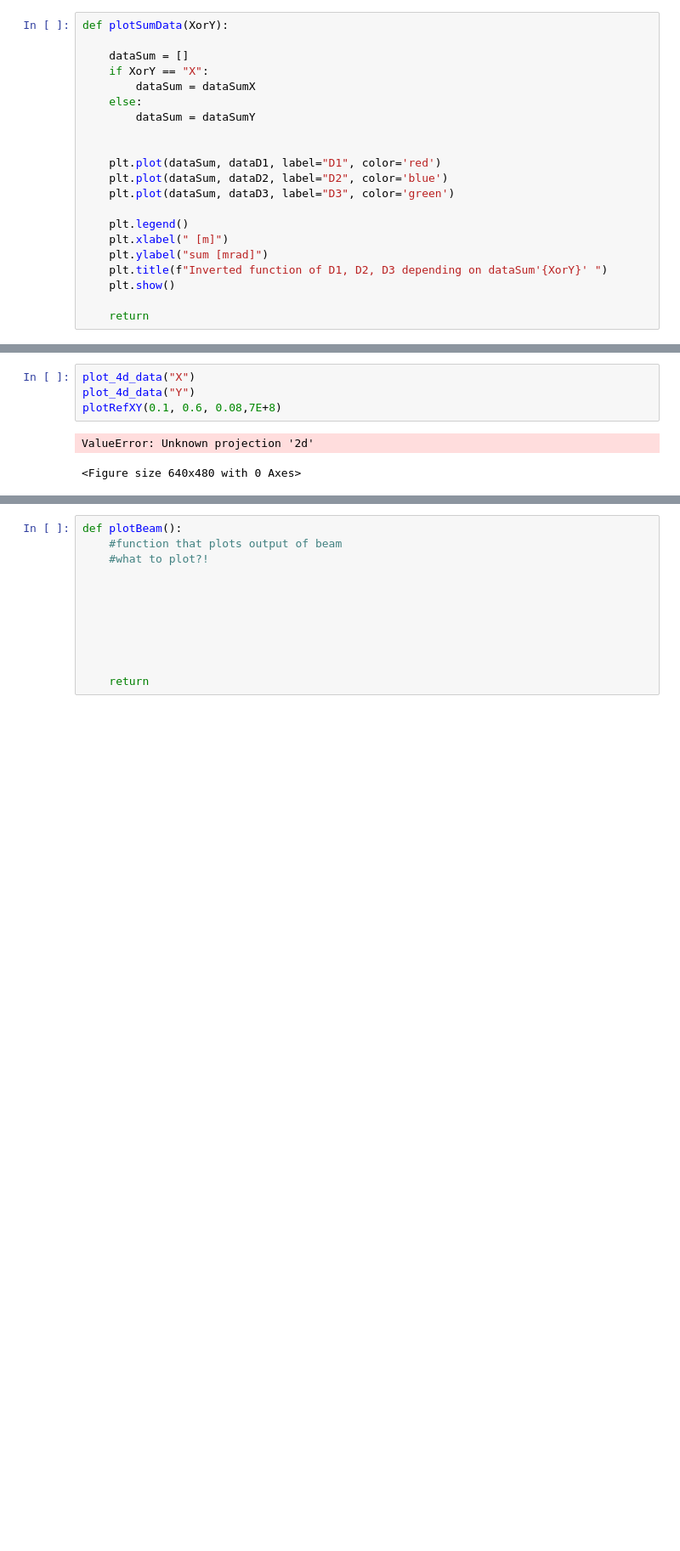
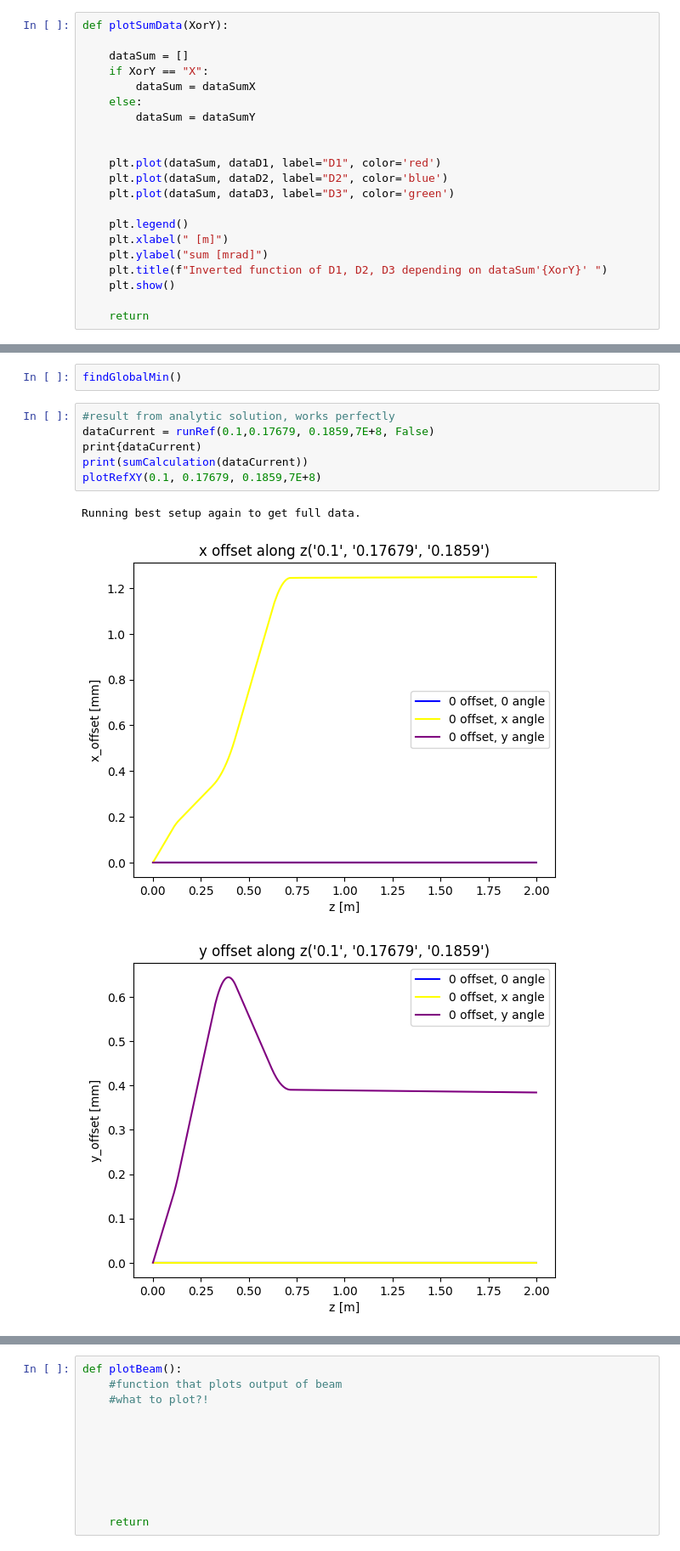
Before and after one commit to mvranovsky/Focusing-And-Deflecting-Devices, a Jupyter notebook: ASTRA/parallelFocusing/parallelFocused.ipynb, the cells around one changed output, grey strips where cells are left out. Shown at 85% size. Saved outputs shown, nothing was run; the diff lists cells and outputs as text; blank space fills up the shorter version.

```diff
--- a/ASTRA/parallelFocusing/parallelFocused.ipynb
+++ b/ASTRA/parallelFocusing/parallelFocused.ipynb
@@ -595,7 +693,12 @@ Angle sumX: '-359280.0', Angle sumY: '-27633.0' with D3 = '0.264'.
+# %%
+findGlobalMin()
 # %%
-plot_4d_data("X")
-plot_4d_data("Y")
-plotRefXY(0.1, 0.6, 0.08,7E+8)
+#result from analytic solution, works perfectly
+dataCurrent = runRef(0.1,0.17679, 0.1859,7E+8, False)
+print{dataCurrent)
+print(sumCalculation(dataCurrent))
+plotRefXY(0.1, 0.17679, 0.1859,7E+8)
 # %% [output]
-ValueError: Unknown projection '2d'
+Running best setup again to get full data.
-<Figure size 640x480 with 0 Axes>
+[figure, added]
+[figure, added]
```
Also changed, not shown: parts of 10 cells of this notebook, 8 other files.
